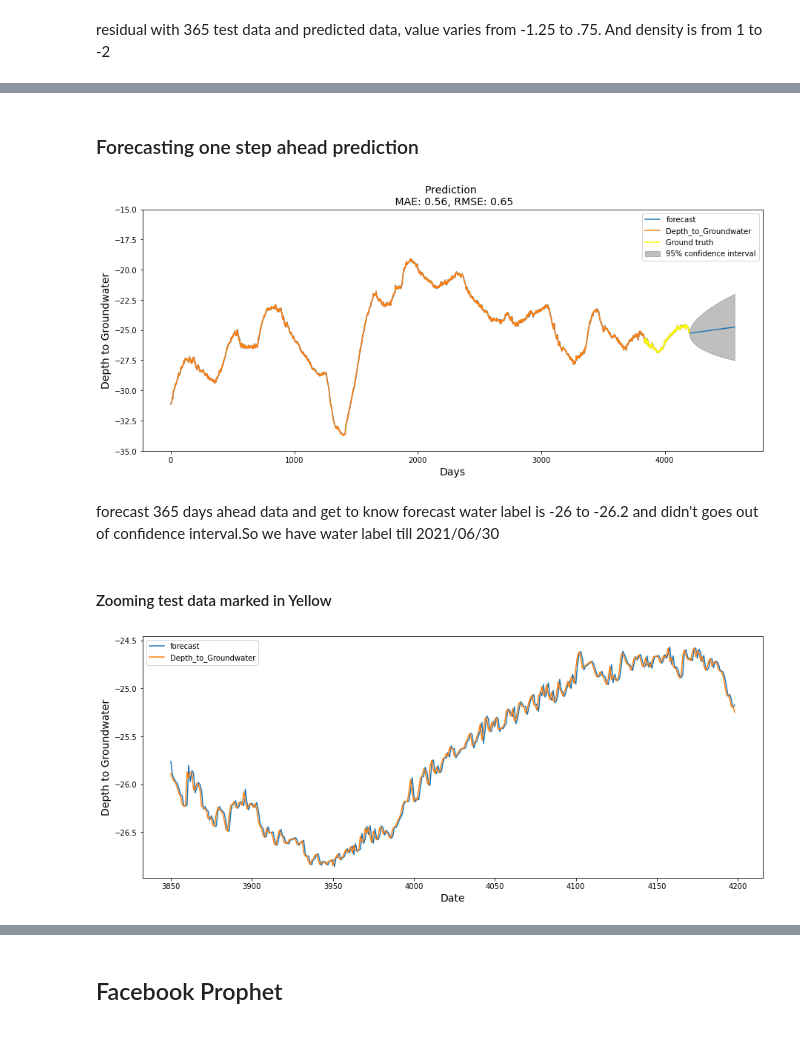
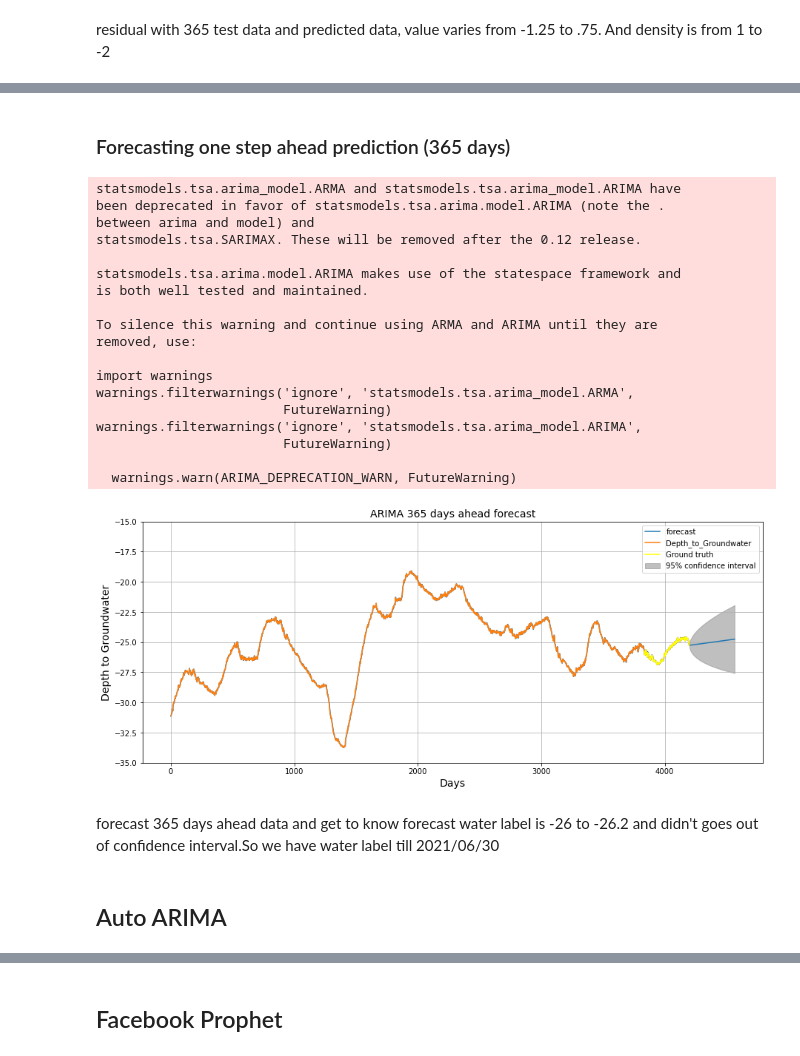
Before and after one commit to sweta0805/Capstone3Project, a Jupyter notebook: Capstone3_Data_wrangling & EDA.ipynb, the cells around one changed output, grey strips where cells are left out. Saved outputs shown, nothing was run; the diff lists cells and outputs as text; code cells hidden in the pictures.

Commit message:
Modelling with 3 model

```diff
--- a/Capstone3_Data_wrangling & EDA.ipynb
+++ b/Capstone3_Data_wrangling & EDA.ipynb
@@ -299,0 +306,7 @@ plt.show()
+# %%
+Aquifier_Petrignano_1 = Aquifier_Petrignano_1.sort_values(by='Date')
+
+# Check time intervals
+Aquifier_Petrignano_1['delta'] = Aquifier_Petrignano_1['Date'] - Aquifier_Petrignano_1['Date'].shift(1)
+
+Aquifier_Petrignano_1[['Date', 'delta']].head()
@@ -1281,46 +1371,53 @@ residual with 365 test data and predicted data, value varies from -1.25 to .75.
 # %% [markdown]
-### Forecasting one step ahead prediction
+### Forecasting one step ahead prediction (365 days)
 # %%
 # Fit model
-model = ARIMA(df['Depth_to_Groundwater'], order=(1,1,1)) #Model is trained using all available data, to make accurate prediction
+#model = ARIMA(df['Depth_to_Groundwater'], order=(1,1,1)) #Model is trained using all available data, to make accurate prediction
+#results = model.fit() #Result
+
+model = ARIMA(df['Depth_to_Groundwater'], order=(0,1,1))
 results = model.fit() #Result
 
 # Prediction with ARIMA
 y_pred, se, conf = results.forecast(365) #returns Prediction, Standard Error, Confidence Interval
 
 f, ax = plt.subplots(1)
 f.set_figheight(6)
 f.set_figwidth(15)
 
 results.plot_predict(1,4565, ax=ax, alpha=0.05)
+
 sns.lineplot(x = x_test.index, y = y_test['Depth_to_Groundwater'], ax=ax, color='yellow', label='Ground truth')
 
-ax.set_title(f'Prediction \n MAE: {score_mae:.2f}, RMSE: {score_rmse:.2f}', fontsize=14)
+ax.set_title("ARIMA 365 days ahead forecast", fontsize=14)
 ax.set_xlabel(xlabel='Days', fontsize=14)
 ax.set_ylabel(ylabel='Depth to Groundwater', fontsize=14)
 
 ax.set_ylim(-35, -15)
-plt.savefig('image/Figure27. Depth_to_Groundwater_P241.png', format='png')
-
+plt.savefig('image/Figure28. Depth_to_Groundwater_P241.png', format='png')
+plt.grid()
 plt.show()
 # %% [output]
+statsmodels.tsa.arima_model.ARMA and statsmodels.tsa.arima_model.ARIMA have
+been deprecated in favor of statsmodels.tsa.arima.model.ARIMA (note the .
+between arima and model) and
+statsmodels.tsa.SARIMAX. These will be removed after the 0.12 release.
+
+statsmodels.tsa.arima.model.ARIMA makes use of the statespace framework and
+is both well tested and maintained.
+
+To silence this warning and continue using ARMA and ARIMA until they are
+removed, use:
+
+import warnings
+warnings.filterwarnings('ignore', 'statsmodels.tsa.arima_model.ARMA',
+                        FutureWarning)
+warnings.filterwarnings('ignore', 'statsmodels.tsa.arima_model.ARIMA',
+                        FutureWarning)
+
+  warnings.warn(ARIMA_DEPRECATION_WARN, FutureWarning)
-[figure, old version]
+[figure, new version]
 # %% [markdown]
 forecast 365 days ahead data and get to know forecast water label is -26 to -26.2 and didn't goes out of confidence interval.So we have water label till 2021/06/30
-# %% [markdown]
-#### Zooming test data marked in Yellow
-# %%
-#Test vs Prediction using ploy_predict
-f, ax = plt.subplots(1)
-f.set_figheight(6)
-f.set_figwidth(15)
-
-results.plot_predict(3850,4198, ax=ax)
-#sns.lineplot(x = x_test.index, y = y_test['Depth_to_Groundwater'], ax=ax)
-ax.set_xlabel(xlabel='Date', fontsize=14)
-ax.set_ylabel(ylabel='Depth to Groundwater', fontsize=14)
-plt.savefig('image/Figure28. Depth_to_Groundwater_P241.png', format='png')
-
-plt.show()
-# %% [output]
-[figure, removed]
+# %% [markdown]
+## Auto ARIMA
```
Also changed, not shown: parts of 48 cells of this notebook, 41 other files.
